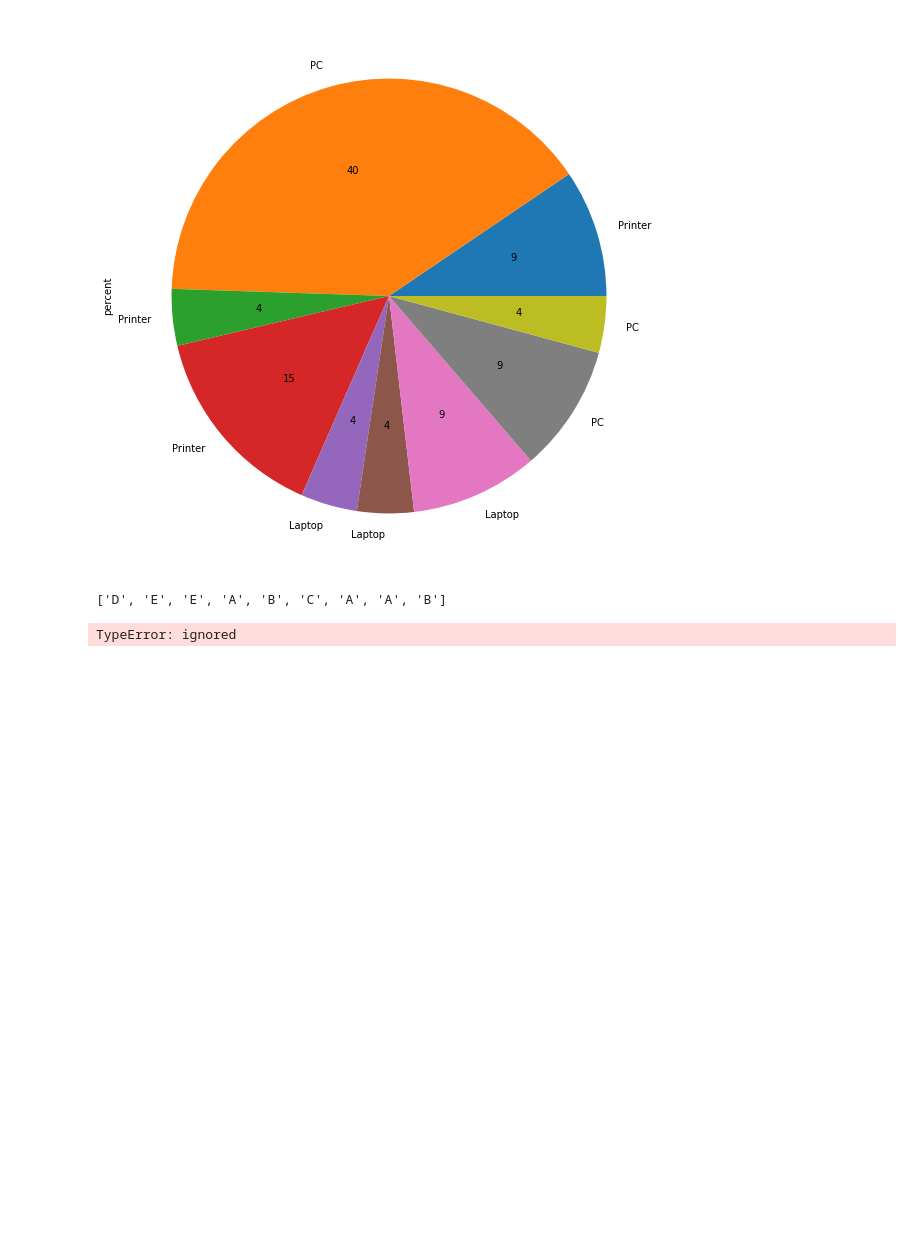
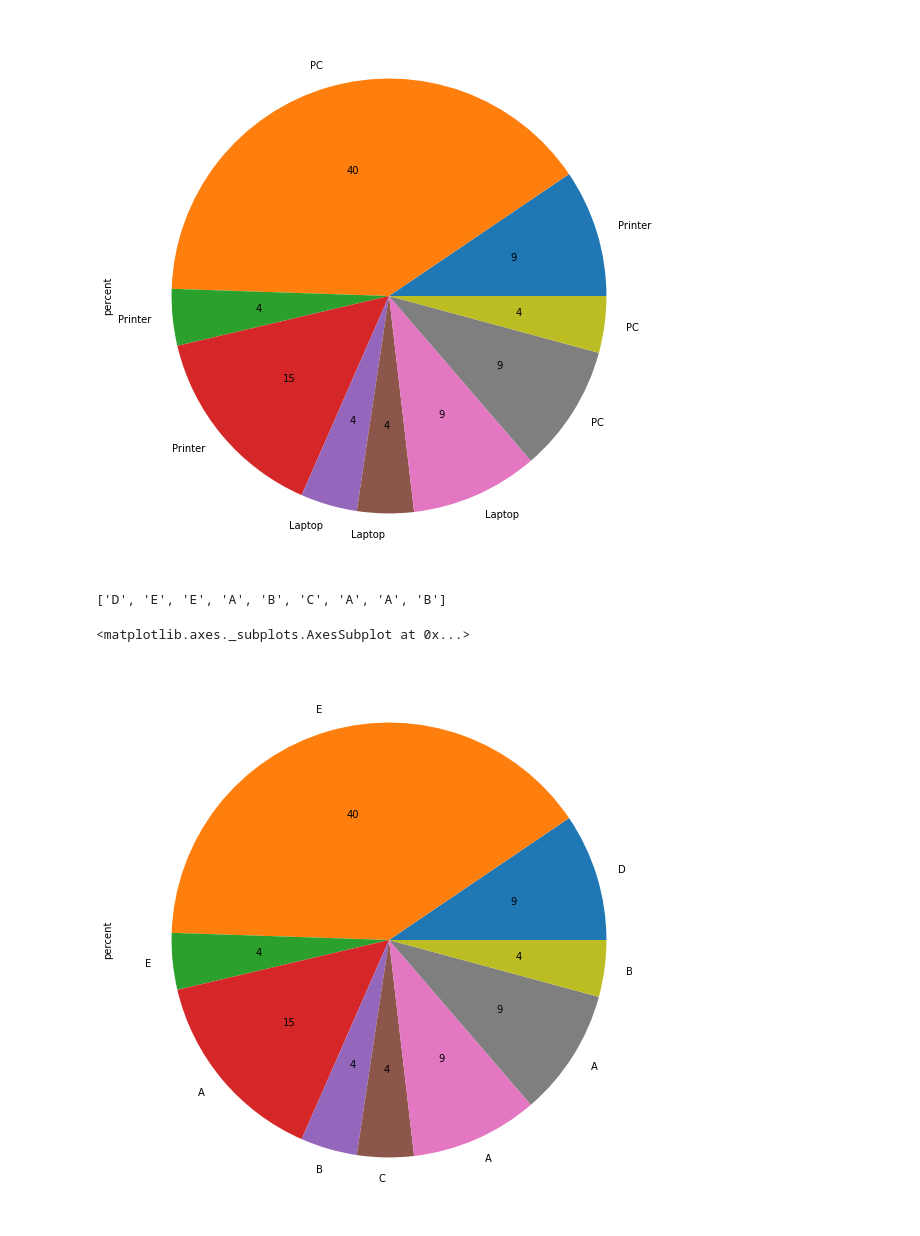
Before and after one commit to tata2351/tata2351, a Jupyter notebook: HW_5lesson_3task.ipynb, the cells around one changed output. Drawn from its saved outputs; the diff is of its cells as text; code cells hidden in the pictures; blank space fills up the shorter version.

```diff
--- a/HW_5lesson_3task.ipynb
+++ b/HW_5lesson_3task.ipynb
@@ -67,6 +65,7 @@ labels
 # %% [output]
 ['D', 'E', 'E', 'A', 'B', 'C', 'A', 'A', 'B']
 # %%
-df3_5.plot.pie(y = 'maker', figsize = (10,10), legend = False, autopct = '%.f', labels = labels)
+df3_5.plot.pie(y = 'perсent', figsize = (10,10), legend = False, autopct = '%.f', labels = labels)
 # %% [output]
-TypeError: ignored
+<matplotlib.axes._subplots.AxesSubplot at 0x...>
+[figure, added]
```
Also changed, not shown: parts of 1 cell of this notebook.
